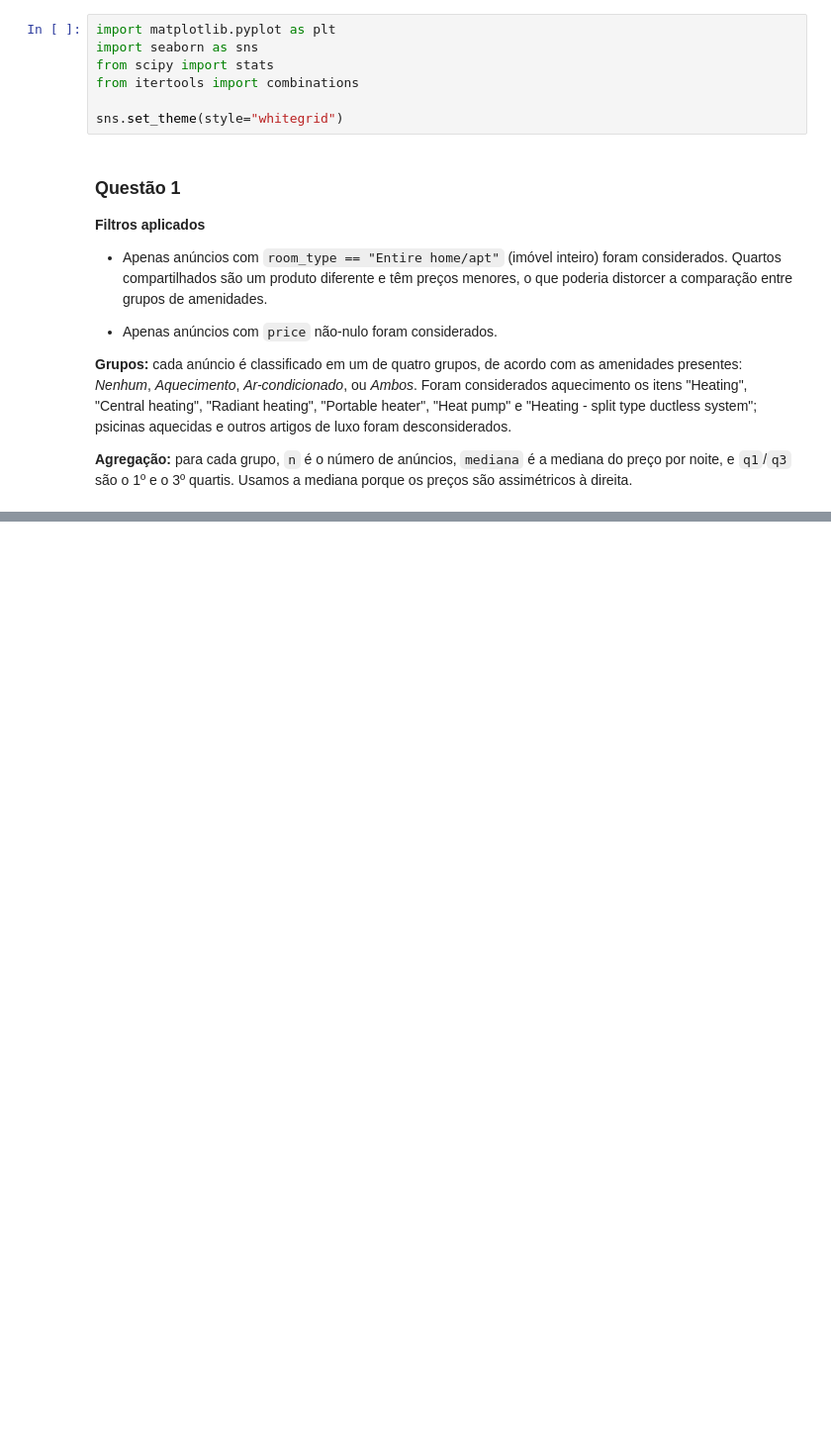
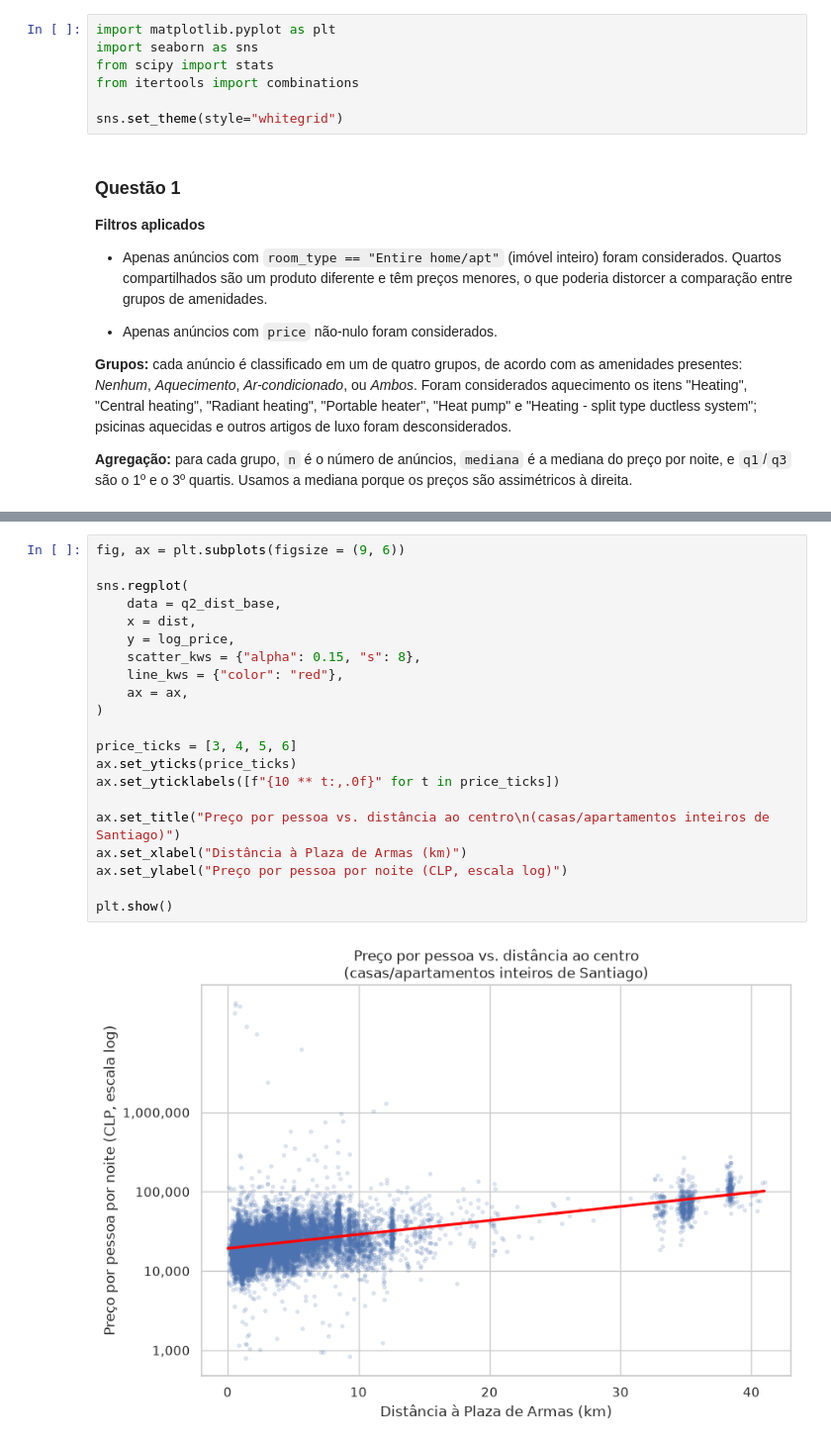
Before and after one commit to gusta-franca/data_science, a Jupyter notebook: pandas_viz/notebook.ipynb, the cells around one changed output, grey strips where cells are left out. Shown at 99% size. Drawn from its saved outputs; the diff is of its cells as text; blank space fills up the shorter version.

```diff
--- a/pandas_viz/notebook.ipynb
+++ b/pandas_viz/notebook.ipynb
@@ -181,0 +640,23 @@ plt.show()
+# %%
+fig, ax = plt.subplots(figsize = (9, 6))
+
+sns.regplot(
+    data = q2_dist_base,
+    x = dist,
+    y = log_price,
+    scatter_kws = {"alpha": 0.15, "s": 8},
+    line_kws = {"color": "red"},
+    ax = ax,
+)
+
+price_ticks = [3, 4, 5, 6]
+ax.set_yticks(price_ticks)
+ax.set_yticklabels([f"{10 ** t:,.0f}" for t in price_ticks])
+
+ax.set_title("Preço por pessoa vs. distância ao centro\n(casas/apartamentos inteiros de Santiago)")
+ax.set_xlabel("Distância à Plaza de Armas (km)")
+ax.set_ylabel("Preço por pessoa por noite (CLP, escala log)")
+
+plt.show()
+# %% [output]
+[figure, added]
```
Also changed, not shown: parts of 35 cells of this notebook, 2 other files.
